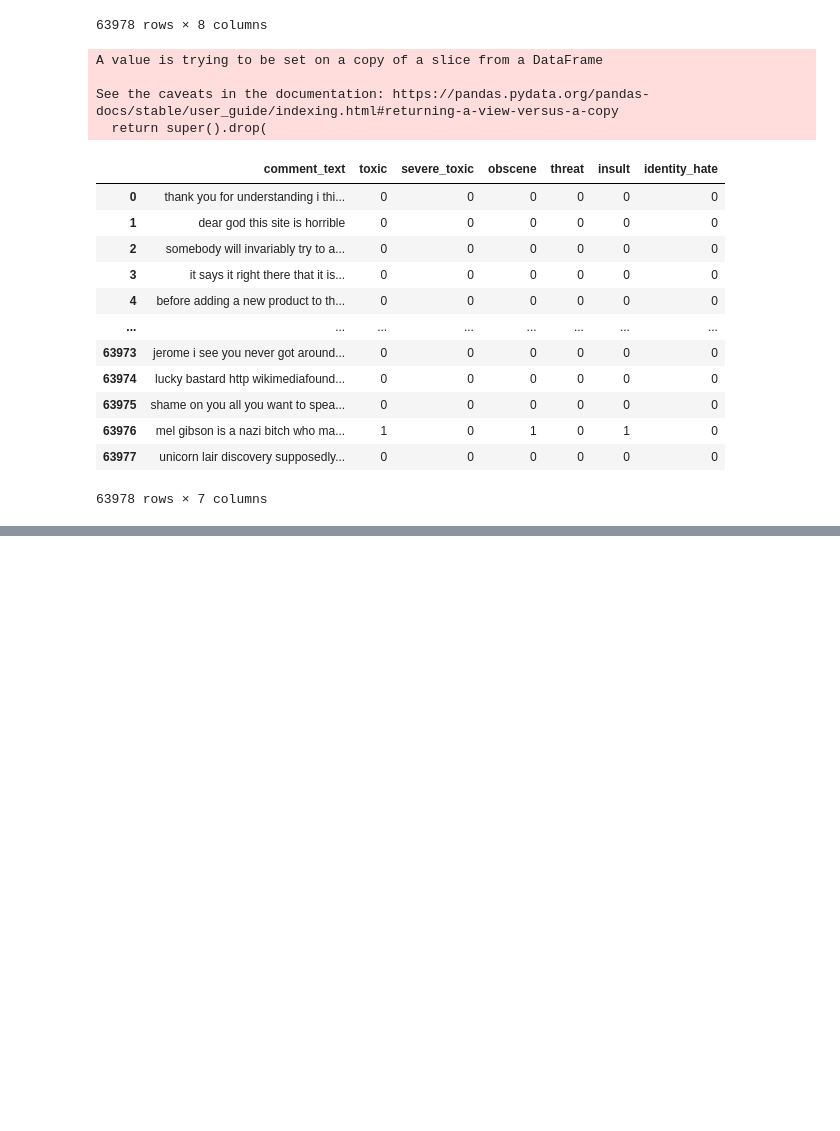
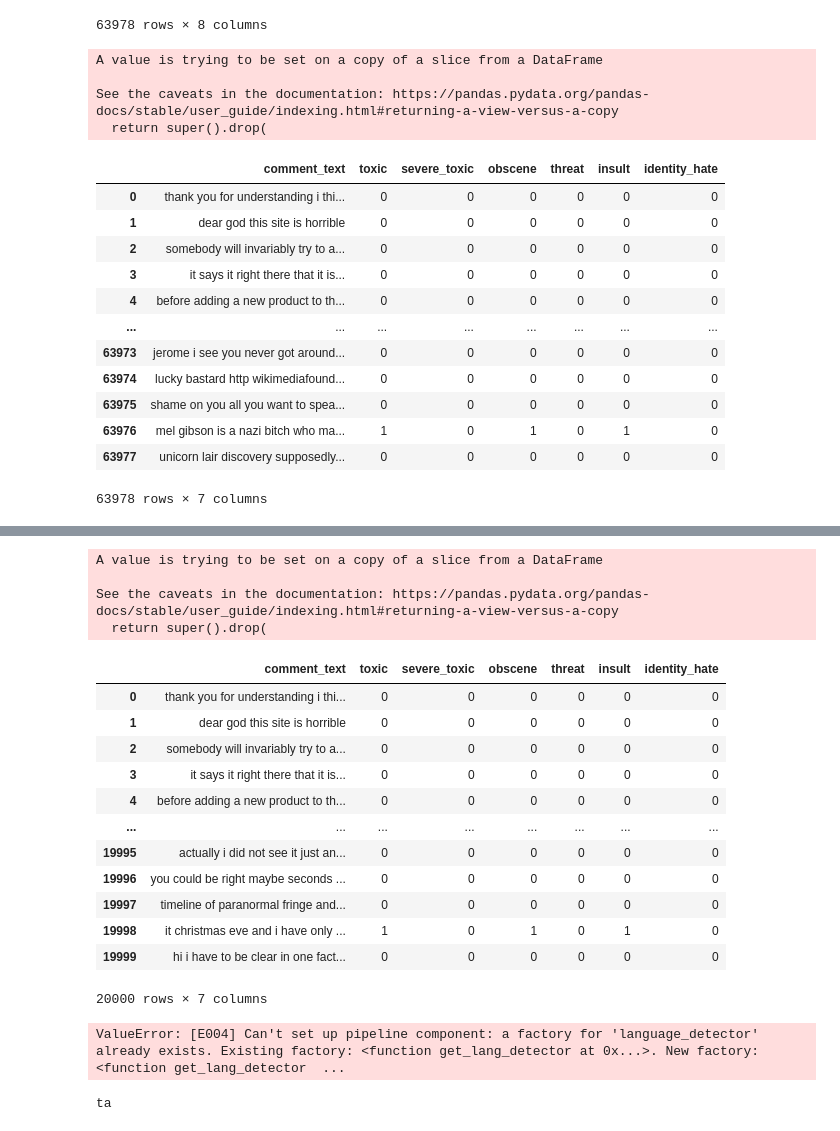
Before and after one commit to fvarelacid/strive-projects, a Jupyter notebook: NLP_Toxicity/main.ipynb, the cells around one changed output, grey strips where cells are left out. Cells and saved outputs as stored; diff of their text form; code cells hidden in the pictures; blank space fills up the shorter version.

```diff
--- a/NLP_Toxicity/main.ipynb
+++ b/NLP_Toxicity/main.ipynb
@@ -166,0 +224,2 @@ df_test_cleaned.reset_index(inplace=True)
+# %%
+test_df = df_test_cleaned.iloc[:20000]
@@ -166,0 +239,23 @@ df_test_cleaned.reset_index(inplace=True)
+# %%
+test_df.drop(columns=['index'], inplace=True)
+# %% [output]
+A value is trying to be set on a copy of a slice from a DataFrame
+
+See the caveats in the documentation: https://pandas.pydata.org/pandas-docs/stable/user_guide/indexing.html#returning-a-view-versus-a-copy
+  return super().drop(
+# %%
+test_df
+# %% [output]
+|  | comment_text | toxic | severe_toxic | obscene | threat | insult | identity_hate |
+| 0 | thank you for understanding i thi... | 0 | 0 | 0 | 0 | 0 | 0 |
+| 1 | dear god this site is horrible | 0 | 0 | 0 | 0 | 0 | 0 |
+| 2 | somebody will invariably try to a... | 0 | 0 | 0 | 0 | 0 | 0 |
+| 3 | it says it right there that it is... | 0 | 0 | 0 | 0 | 0 | 0 |
+| 4 | before adding a new product to th... | 0 | 0 | 0 | 0 | 0 | 0 |
+| ... | ... | ... | ... | ... | ... | ... | ... |
+| 19995 | actually i did not see it just an... | 0 | 0 | 0 | 0 | 0 | 0 |
+| 19996 | you could be right maybe seconds ... | 0 | 0 | 0 | 0 | 0 | 0 |
+| 19997 | timeline of paranormal fringe and... | 0 | 0 | 0 | 0 | 0 | 0 |
+| 19998 | it christmas eve and i have only ... | 1 | 0 | 1 | 0 | 1 | 0 |
+| 19999 | hi i have to be clear in one fact... | 0 | 0 | 0 | 0 | 0 | 0 |
+20000 rows × 7 columns
@@ -166,0 +266,15 @@ df_test_cleaned.reset_index(inplace=True)
+# %%
+def get_lang_detector(nlp, name):
+    return LanguageDetector()
+
+nlp = spacy.load("en_core_web_sm")
+Language.factory("language_detector", func=get_lang_detector)
+nlp.add_pipe('language_detector', last=True)
+# %% [output]
+ValueError: [E004] Can't set up pipeline component: a factory for 'language_detector' already exists. Existing factory: <function get_lang_detector at 0x...>. New factory: <function get_lang_detector  ...
+# %%
+text = 'சம யல ல க ட ந ம க ய கற கள ம ற ற சம பத ல ல க ரணம'
+doc = nlp(text)
+print(doc._.language['language'])
+# %% [output]
+ta
```
Also changed, not shown: parts of 69 cells of this notebook, 12 other files.
